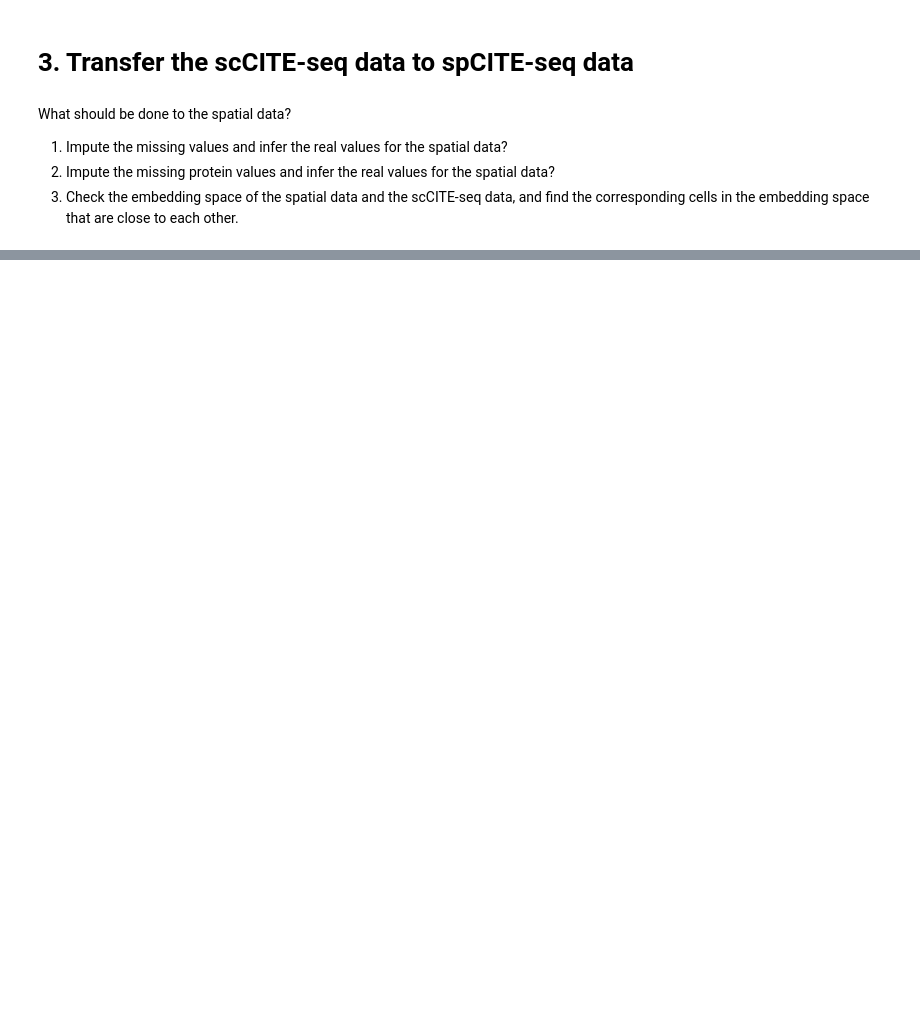
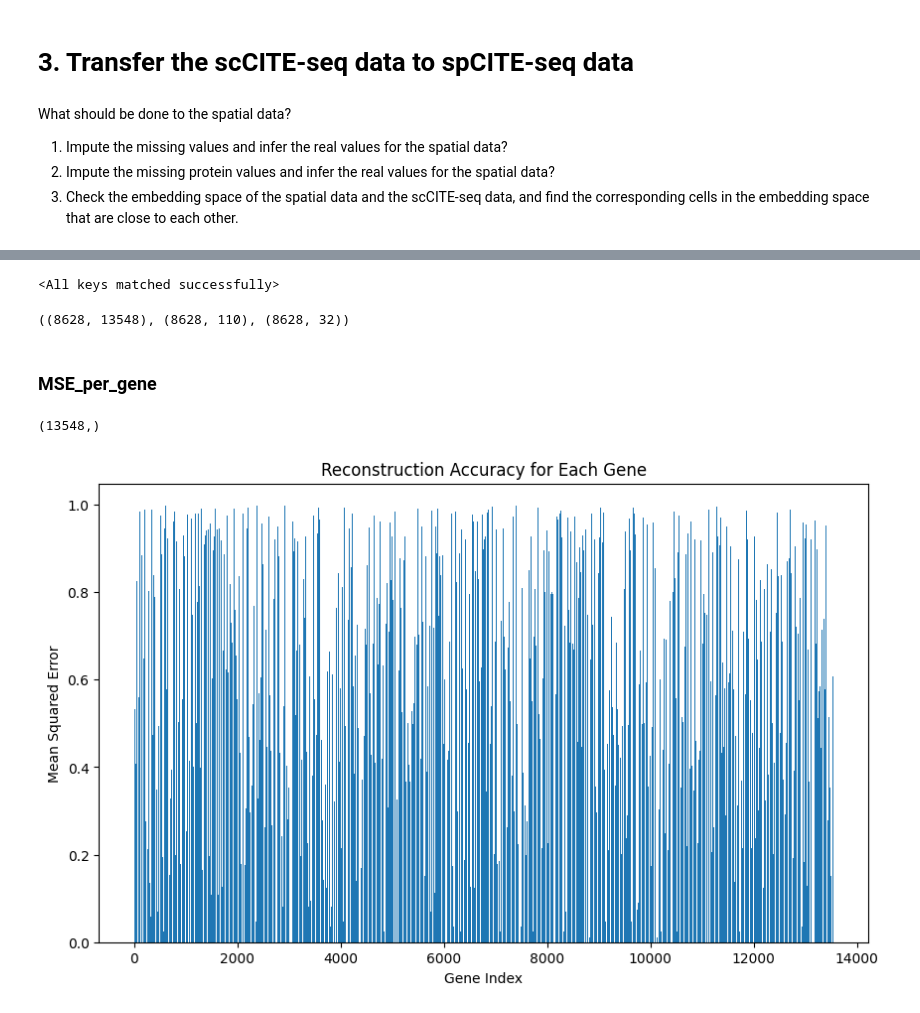
Before and after one commit to cb11711211/sc_st_attention_integration, a Jupyter notebook: GSPI/st_sc_transfer.ipynb, the cells around one changed output, grey strips where cells are left out. Saved outputs shown, nothing was run; the diff lists cells and outputs as text; code cells hidden in the pictures; blank space fills up the shorter version.

```diff
--- a/GSPI/st_sc_transfer.ipynb
+++ b/GSPI/st_sc_transfer.ipynb
@@ -416,0 +537,15 @@ sp_mudata.mod['rna'], sc_rna_data
+# %%
+# loading the pre-trained model
+from model import GraphCrossAttn
+
+model = GraphCrossAttn(
+    rna_input_dim=rna_input_dim,
+    prot_input_dim=prot_input_dim,
+    hidden_dim=hidden_dim,
+    embedding_dim=embedding_dim,
+    heads=heads,
+    num_blocks=num_blocks,
+).to(device)
+
+# load the pre-trained model
+model.load_state_dict(torch.load("../save_model/best_model.pt")["model"])
@@ -416,0 +558,8 @@ sp_mudata.mod['rna'], sc_rna_data
+# %%
+# build Data for spatial CITE-seq data
+adj_mtx = sp_mudata.mod['rna'].obsp['connectivities'].toarray()
+edge_index = adj_mtx.nonzero()
+edge_index = torch.tensor(edge_index, dtype=torch.long).contiguous().to(device)
+concat_data = np.concatenate((rna_adata.X, prot_exp_mtx), axis=1)
+concat_data = torch.tensor(concat_data, dtype=torch.float32).to(device)
+sp_data = Data(x=concat_data, edge_index=edge_index)
@@ -416,0 +646,34 @@ sp_mudata.mod['rna'], sc_rna_data
+# %%
+model.load_state_dict(torch.load("../save_model/spCITE_seq_transfer.pt")["model"])
+# %% [output]
+<All keys matched successfully>
+# %%
+model.eval()
+with torch.no_grad():
+    rna_recon, prot_recon, embedding = model(sp_data)
+    rna_recon = rna_recon.cpu().numpy()
+    prot_recon = prot_recon.cpu().numpy()
+    embedding = embedding.cpu().numpy()
+# %%
+rna_recon.shape, prot_recon.shape, embedding.shape
+# %% [output]
+((8628, 13548), (8628, 110), (8628, 32))
+# %% [markdown]
+### MSE_per_gene
+# %%
+mse_per_gene = np.mean((rna_adata.X - rna_recon) ** 2, axis=0)
+mse_per_gene.shape
+# %% [output]
+(13548,)
+# %%
+mse_per_gene = np.mean((rna_adata.X - rna_recon) ** 2, axis=0)
+
+# Plotting
+plt.figure(figsize=(10, 6))
+plt.bar(range(len(mse_per_gene)), mse_per_gene)
+plt.xlabel('Gene Index')
+plt.ylabel('Mean Squared Error')
+plt.title('Reconstruction Accuracy for Each Gene')
+plt.show()
+# %% [output]
+[figure, added]
```
Also changed, not shown: parts of 110 cells of this notebook, 18 other files.
